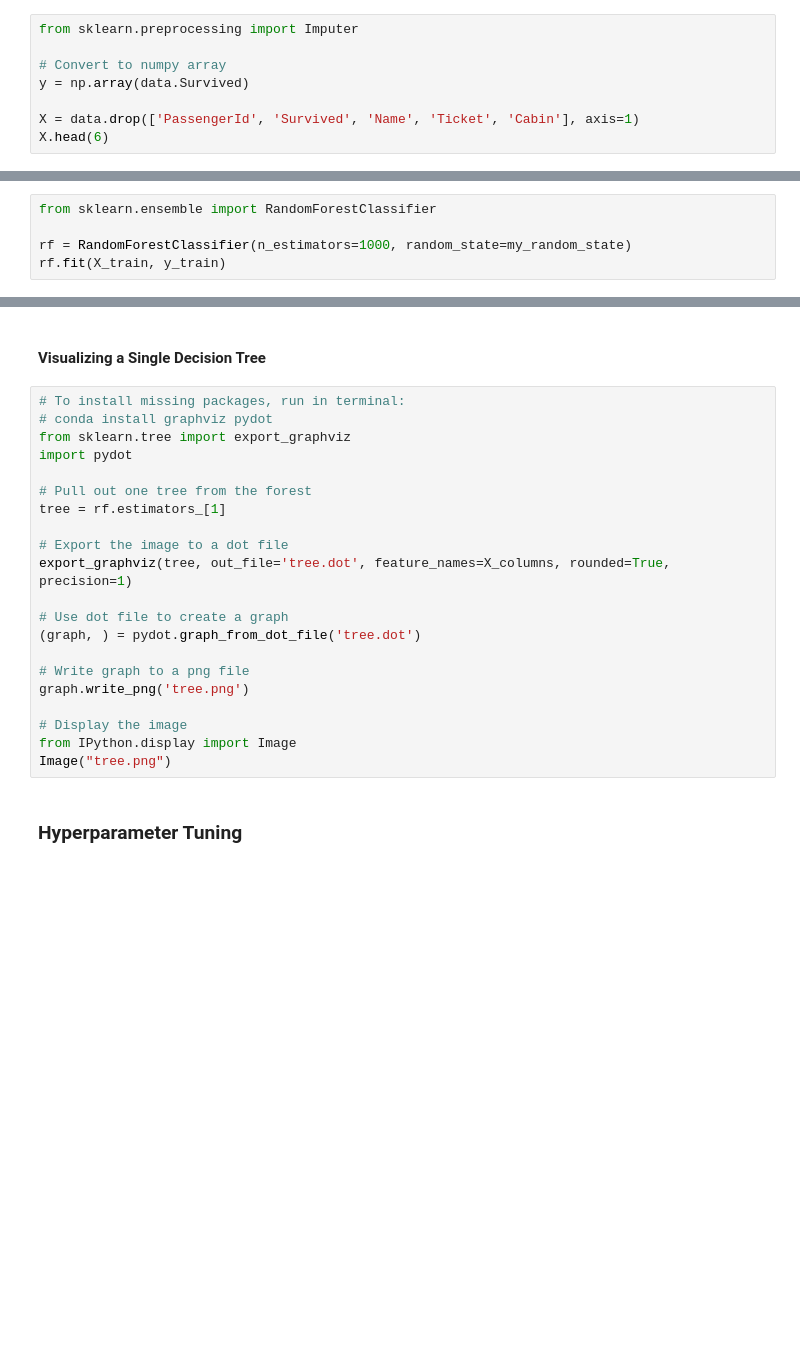
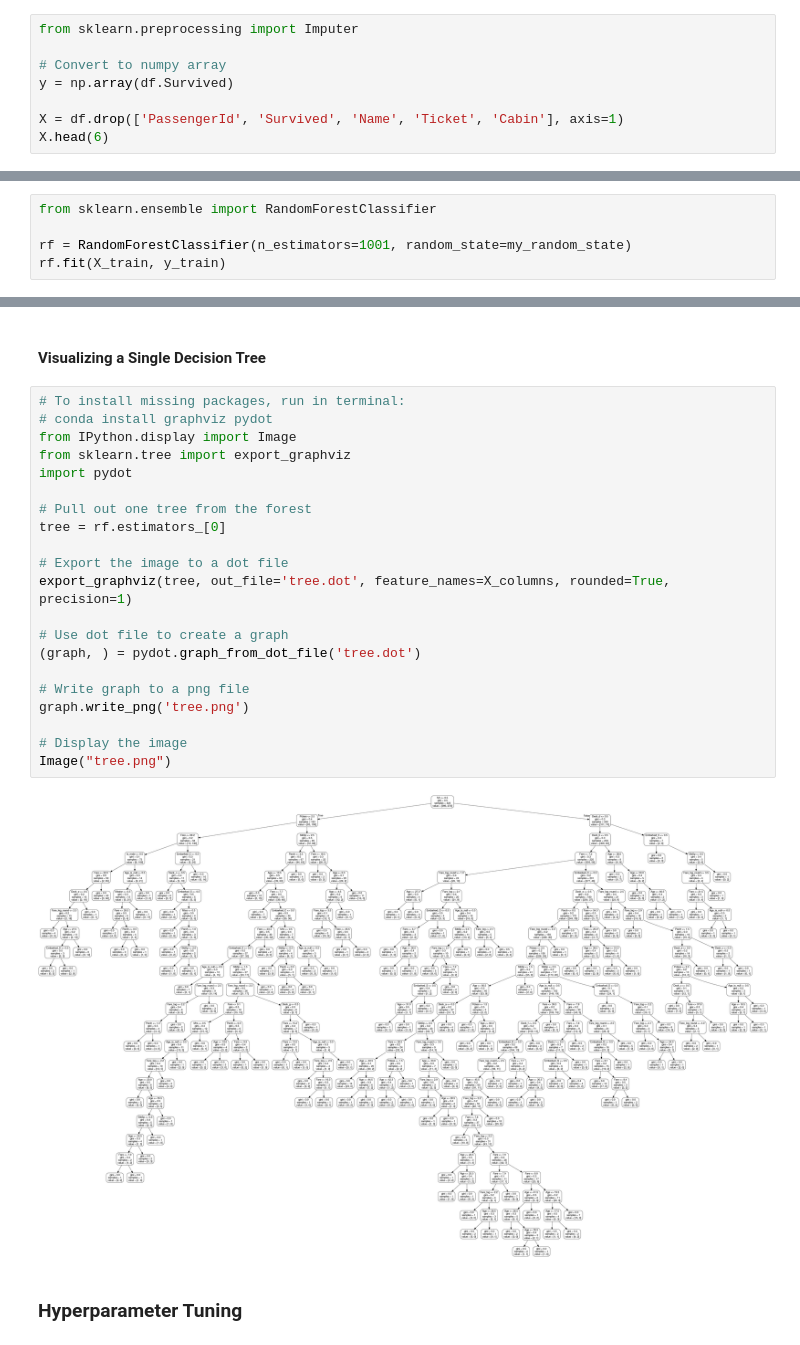
Before and after one commit to korjusk/Titanic, a Jupyter notebook: titanic_notebook.ipynb, the cells around one changed output, grey strips where cells are left out. Cells and saved outputs as stored; diff of their text form; blank space fills up the shorter version.

```diff
--- a/titanic_notebook.ipynb
+++ b/titanic_notebook.ipynb
@@ -212,9 +210,9 @@ Red line is mean
 from sklearn.preprocessing import Imputer
 
 # Convert to numpy array
-y = np.array(data.Survived)
+y = np.array(df.Survived)
 
-X = data.drop(['PassengerId', 'Survived', 'Name', 'Ticket', 'Cabin'], axis=1)
+X = df.drop(['PassengerId', 'Survived', 'Name', 'Ticket', 'Cabin'], axis=1)
 X.head(6)
 # %% [output]
 |  | Pclass | Is_male | Age | SibSp | Parch | Fare | Embarked_C | Embarked_Q | Embarked_S | Mr | ... |
@@ -253,7 +251,7 @@ y_test shape  (223,)
 # %%
 from sklearn.ensemble import RandomForestClassifier
 
-rf = RandomForestClassifier(n_estimators=1000, random_state=my_random_state)
+rf = RandomForestClassifier(n_estimators=1001, random_state=my_random_state)
 rf.fit(X_train, y_train)
 # %% [output]
 RandomForestClassifier(bootstrap=True, class_weight=None, criterion='gini',
@@ -308,24 +309,26 @@ feature_importances
 # %%
 # To install missing packages, run in terminal:
 # conda install graphviz pydot
+from IPython.display import Image
 from sklearn.tree import export_graphviz
 import pydot
 
 # Pull out one tree from the forest
-tree = rf.estimators_[1]
+tree = rf.estimators_[0]
 
 # Export the image to a dot file
 export_graphviz(tree, out_file='tree.dot', feature_names=X_columns, rounded=True, precision=1)
 
 # Use dot file to create a graph
 (graph, ) = pydot.graph_from_dot_file('tree.dot')
 
 # Write graph to a png file
 graph.write_png('tree.png')
 
 # Display the image
-from IPython.display import Image
 Image("tree.png")
+# %% [output]
+[figure, added]
 # %% [markdown]
 ### Hyperparameter Tuning
 # %%
```
Also changed, not shown: parts of 27 cells of this notebook, 2 other files.
